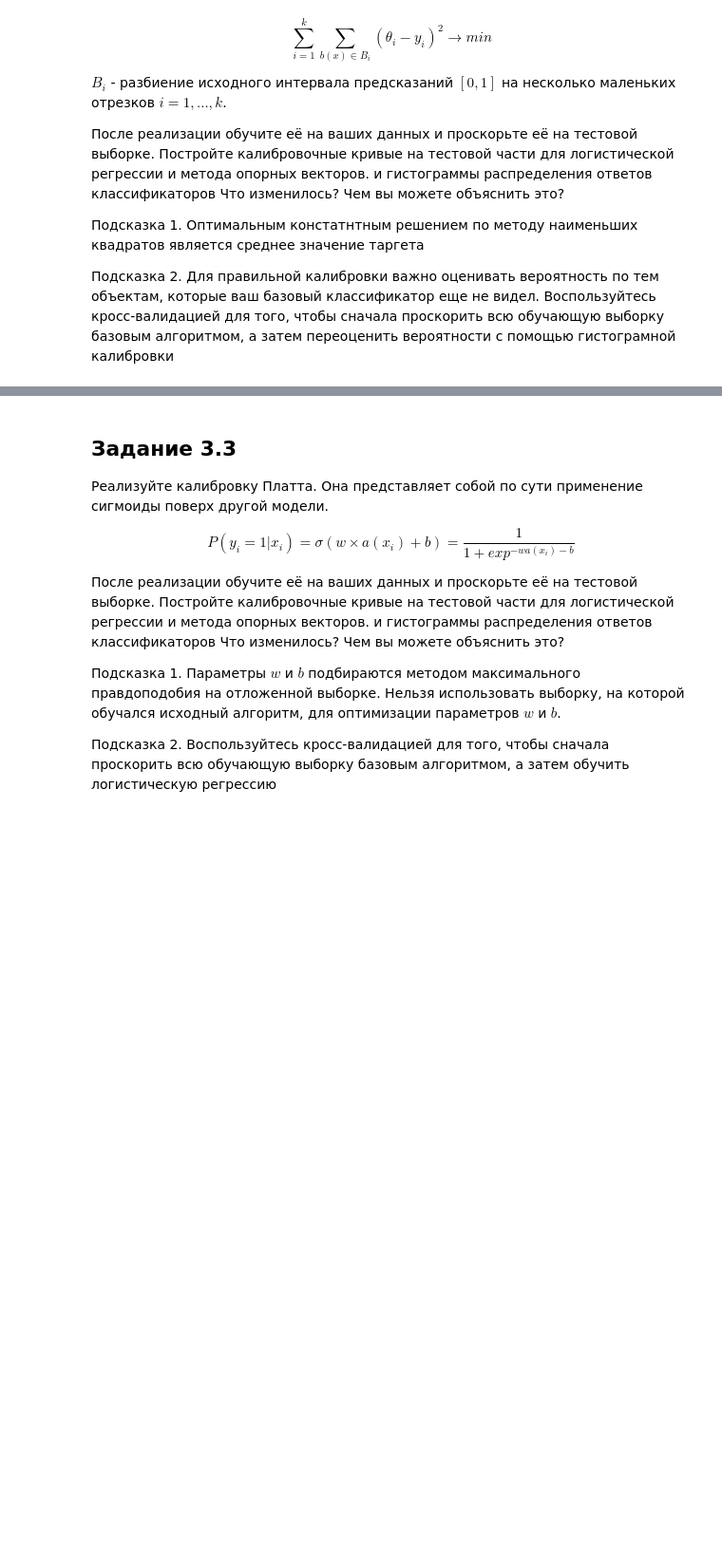
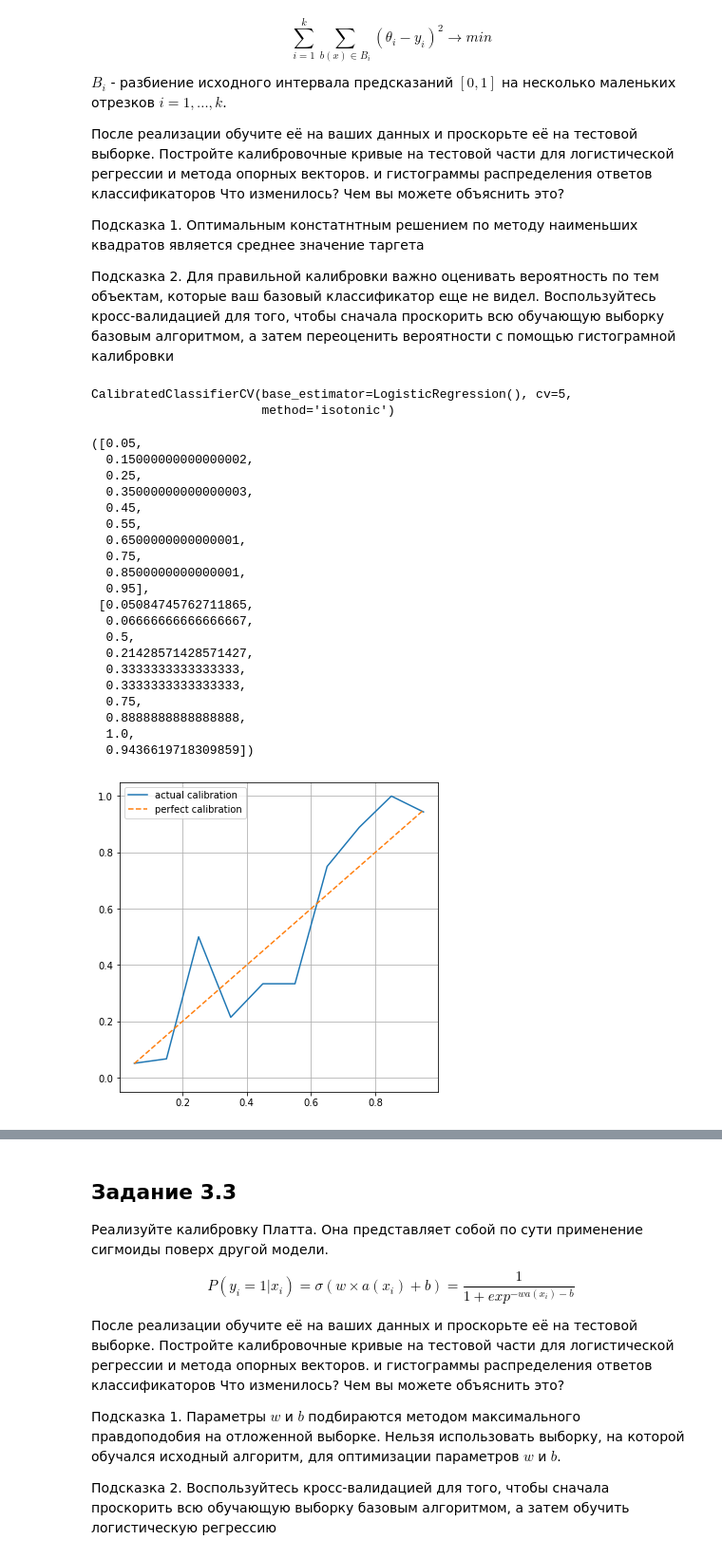
Before and after one commit to daniildiveev/ml-course-shad, a Jupyter notebook: 3rd_homework/svm homework.ipynb, the cells around one changed output, grey strips where cells are left out. Shown at 95% size. Cells and saved outputs as stored; diff of their text form; code cells hidden in the pictures; blank space fills up the shorter version.

```diff
--- a/3rd_homework/svm homework.ipynb
+++ b/3rd_homework/svm homework.ipynb
@@ -346,0 +443,44 @@ $B_i$ - разбиение исходного интервала предска
+# %%
+svm = SVC(kernel='linear', probability=True)
+logreg = LogisticRegression()
+# %%
+hist_calibrated_svm = CalibratedClassifierCV(base_estimator=svm,
+                                    method='isotonic',
+                                    cv=5)
+
+hist_calibrated_logreg = CalibratedClassifierCV(base_estimator=logreg,
+                                    method='isotonic',
+                                    cv=5)
+# %%
+hist_calibrated_svm.fit(train, y_train)
+hist_calibrated_logreg.fit(train, y_train)
+# %% [output]
+CalibratedClassifierCV(base_estimator=LogisticRegression(), cv=5,
+                       method='isotonic')
+# %%
+logreg_hist_calibrated_preds = hist_calibrated_logreg.predict_proba(test)
+svm_hist_calibrated_preds = hist_calibrated_svm.predict_proba(test)
+# %%
+plot_calibration_curve(y_test, svm_hist_calibrated_preds[:, 1],10)
+# %% [output]
+([0.05,
+  0.15000000000000002,
+  0.25,
+  0.35000000000000003,
+  0.45,
+  0.55,
+  0.6500000000000001,
+  0.75,
+  0.8500000000000001,
+  0.95],
+ [0.05084745762711865,
+  0.06666666666666667,
+  0.5,
+  0.21428571428571427,
+  0.3333333333333333,
+  0.3333333333333333,
+  0.75,
+  0.8888888888888888,
+  1.0,
+  0.9436619718309859])
+[figure, added]
```
Also changed, not shown: parts of 30 cells of this notebook.
